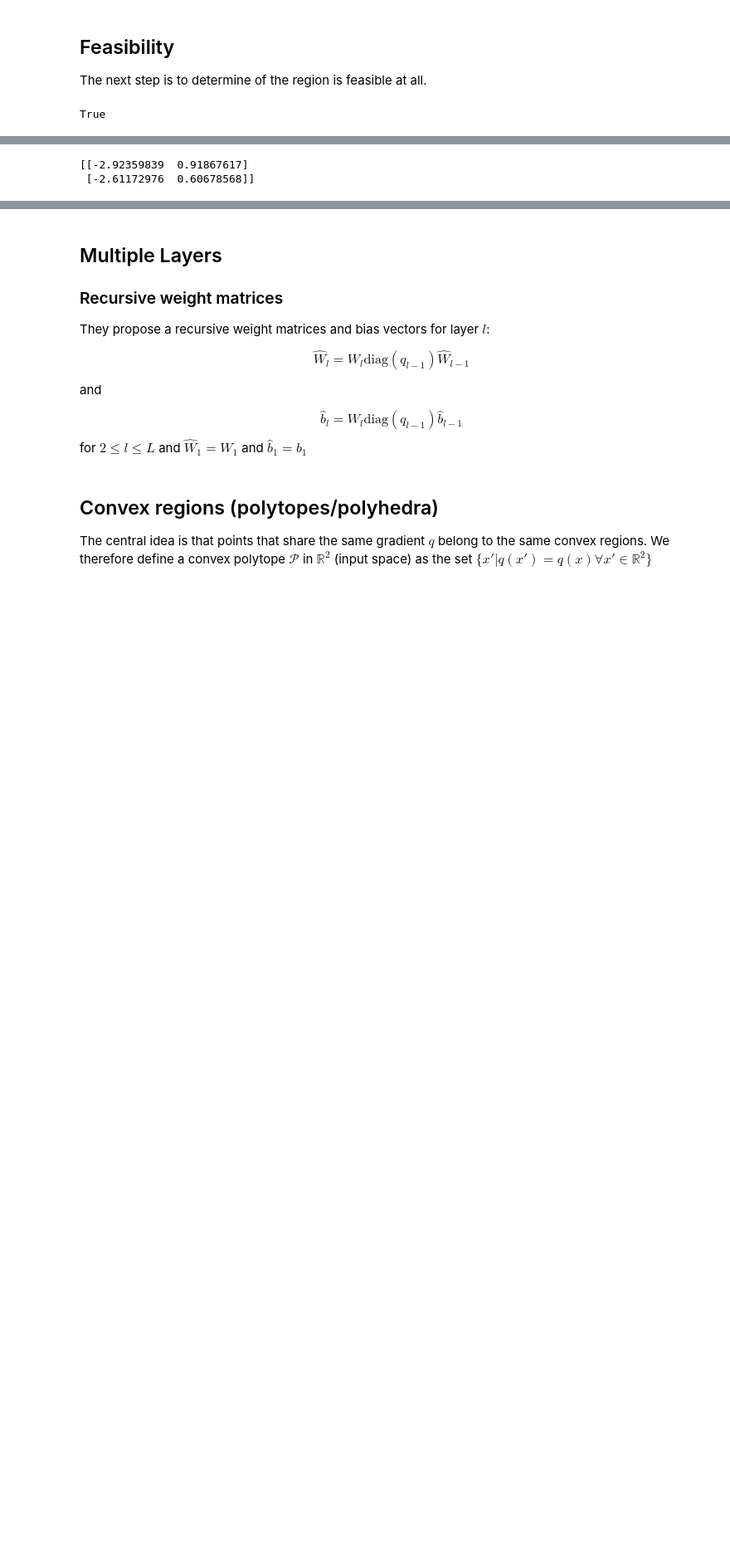
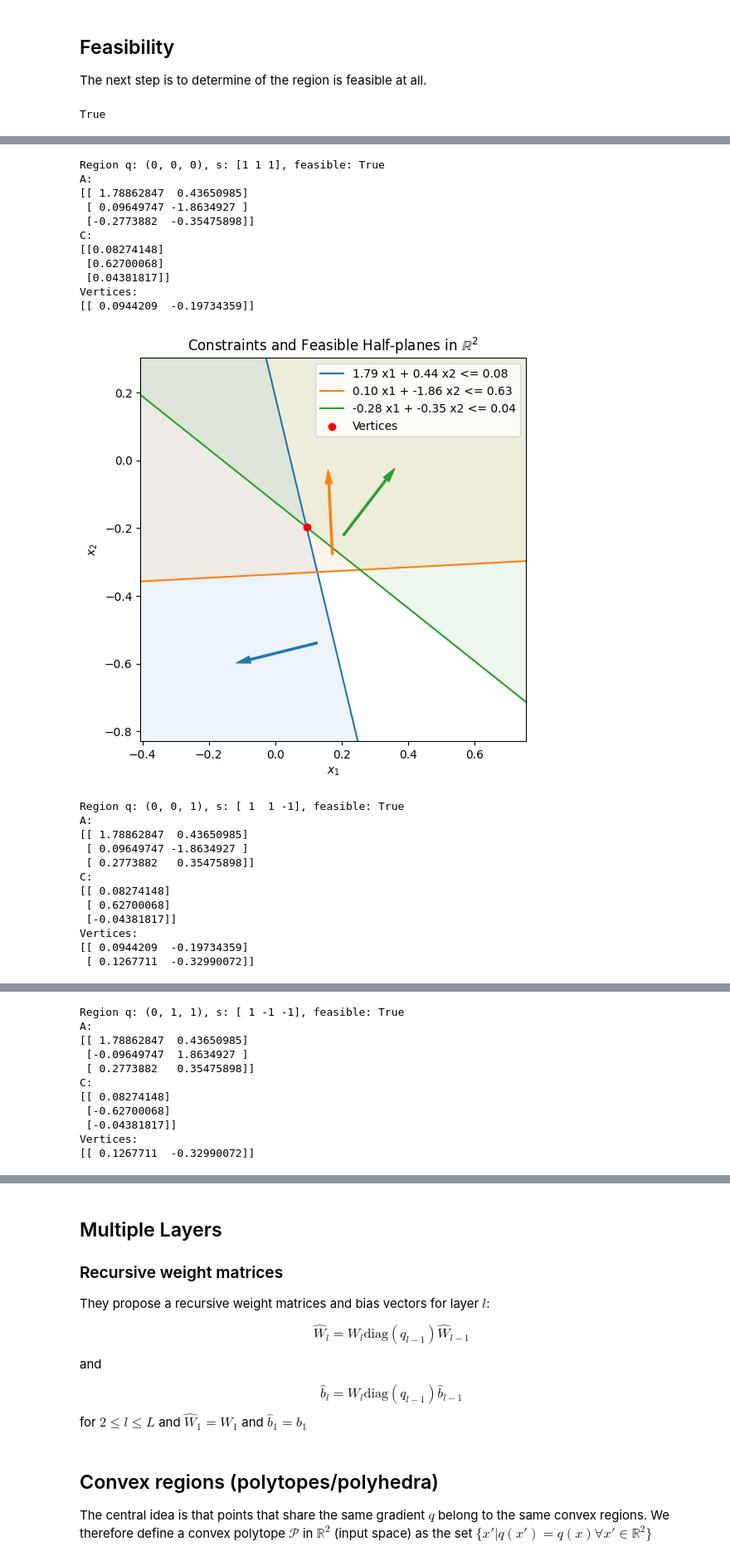
Before and after one commit to Johanmkr/WP1-Polyhedra, a Jupyter notebook: notebooks/basic_ideas.ipynb, the cells around one changed output, grey strips where cells are left out. Shown at 83% size. Cells and saved outputs as stored; diff of their text form; code cells hidden in the pictures; blank space fills up the shorter version.

```diff
--- a/notebooks/basic_ideas.ipynb
+++ b/notebooks/basic_ideas.ipynb
@@ -169,6 +176,18 @@ def check_feasibility_torch(A, c, max_iters=200, tol=1e-4, input_bound=None):
 check_feasibility_torch(Amat,cmat)
 # %% [output]
 True
+# %%
+from dataclasses import dataclass
+
+@dataclass
+class Region:
+    q: tuple
+    s: tuple
+    feasible: bool
+    A: np.ndarray
+    c: np.ndarray
+    H_representation: np.ndarray = None
+    V_representation: np.ndarray = None
 # %%
 # Repeat but for arbitrary bit vector:
 
@@ -181,8 +207,12 @@ def region_for_bit_vector(bit_vector):
+# %%
+regions = []
+for bit_vector in generate_all_bit_vectors(len(W)):
+    sign_vector = SIGN_from_gradient(np.array(bit_vector))
+    Amat = np.diag(sign_vector.flatten()) @ W
+    cmat = -np.diag(sign_vector.flatten()) @ b
+    feasible = check_feasibility_torch(Amat, cmat)
+    regions.append(Region(q=bit_vector, s=sign_vector, feasible=feasible, A=Amat, c=cmat))
 # %%
-import itertools
-def generate_all_bit_vectors(bit_length):
-    return list(itertools.product([0, 1], repeat=bit_length))
-
-for bit_vector in generate_all_bit_vectors(3):
-    region_for_bit_vector(bit_vector)
+for region in regions:
+    print(f"Region q: {region.q}, s: {region.s}, feasible: {region.feasible}" )
 # %% [output]
@@ -229,3 +259,7 @@ def vertices_from_H_enumeration(A, c, tol=1e-9):
 
     verts = np.unique(np.vstack(vertices), axis=0)
     return verts
+# %%
+feasible_regions = [region for region in regions if region.feasible]
+for region in feasible_regions:
+    region.V_representation = vertices_from_H_enumeration(region.A, region.c)
@@ -232,5 +384,34 @@ def vertices_from_H_enumeration(A, c, tol=1e-9):
 # %%
-print(vertices_from_H_enumeration(Amat,cmat))
+for region in feasible_regions:
+    print(f"Region q: {region.q}, s: {region.s}, feasible: {region.feasible}")
+    print(f"A:\n{region.A}")
+    print(f"C:\n{region.c}")
+    # print vertices
+    print(f"Vertices:\n{region.V_representation}")
+    plot_region(region)
+    # plot_constraints_with_halfplanes(region)
 # %% [output]
-[[-2.92359839  0.91867617]
- [-2.61172976  0.60678568]]
+Region q: (0, 0, 0), s: [1 1 1], feasible: True
+A:
+[[ 1.78862847  0.43650985]
+ [ 0.09649747 -1.8634927 ]
+ [-0.2773882  -0.35475898]]
+C:
+[[0.08274148]
+ [0.62700068]
+ [0.04381817]]
+Vertices:
+[[ 0.0944209  -0.19734359]]
+[figure, added]
+Region q: (0, 0, 1), s: [ 1  1 -1], feasible: True
+A:
+[[ 1.78862847  0.43650985]
+ [ 0.09649747 -1.8634927 ]
+ [ 0.2773882   0.35475898]]
+C:
+[[ 0.08274148]
+ [ 0.62700068]
+ [-0.04381817]]
+Vertices:
+[[ 0.0944209  -0.19734359]
+ [ 0.1267711  -0.32990072]]
@@ -236,0 +419,11 @@ print(vertices_from_H_enumeration(Amat,cmat))
+Region q: (0, 1, 1), s: [ 1 -1 -1], feasible: True
+A:
+[[ 1.78862847  0.43650985]
+ [-0.09649747  1.8634927 ]
+ [ 0.2773882   0.35475898]]
+C:
+[[ 0.08274148]
+ [-0.62700068]
+ [-0.04381817]]
+Vertices:
+[[ 0.1267711  -0.32990072]]
```
Also changed, not shown: parts of 10 cells of this notebook.
